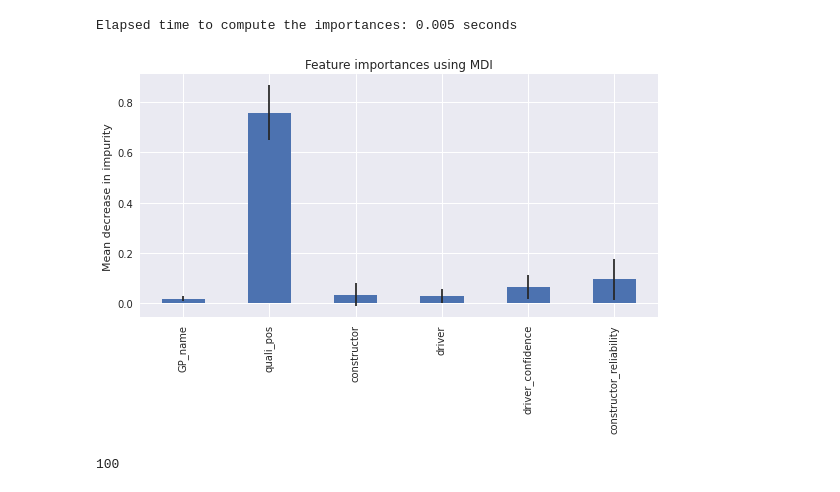
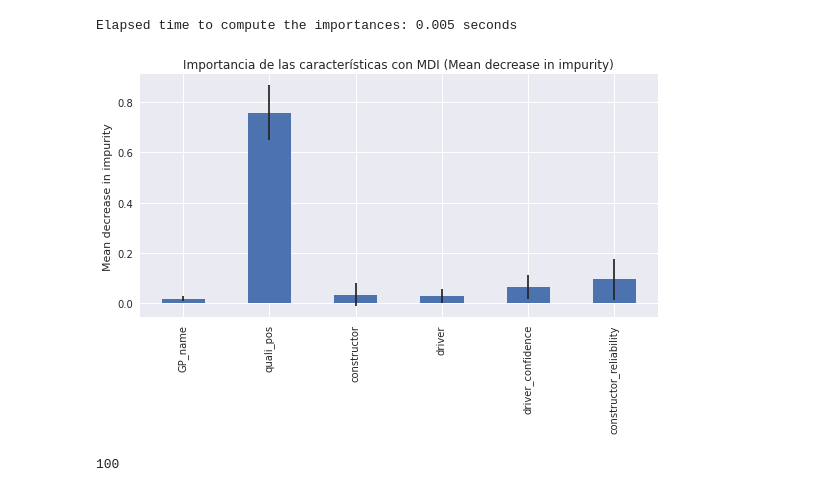
Before and after one commit to jGalanDS/redbull_espa, a Jupyter notebook: 05.ML_Model_Serving.ipynb, the cells around one changed output. Drawn from its saved outputs; the diff is of its cells as text; code cells hidden in the pictures.

```diff
--- a/05.ML_Model_Serving.ipynb
+++ b/05.ML_Model_Serving.ipynb
@@ -453,15 +471,15 @@ Elapsed time to compute the importances: 0.005 seconds
 # %%
 import pandas as pd
 import matplotlib.pyplot as plt
 forest_importances = pd.Series(importances, index=feature_names)
 
 fig, ax = plt.subplots()
 forest_importances.plot.bar(yerr=std, ax=ax)
-ax.set_title("Feature importances using MDI")
+ax.set_title("Importancia de las características con MDI (Mean decrease in impurity)")
 ax.set_ylabel("Mean decrease in impurity")
 fig.tight_layout()
 # %% [output]
-[figure, old version]
+[figure, new version]
 # %%
 len(loaded_model.estimators_)
 # %% [output]
```
Also changed, not shown: parts of 11 cells of this notebook, 1 other file.
